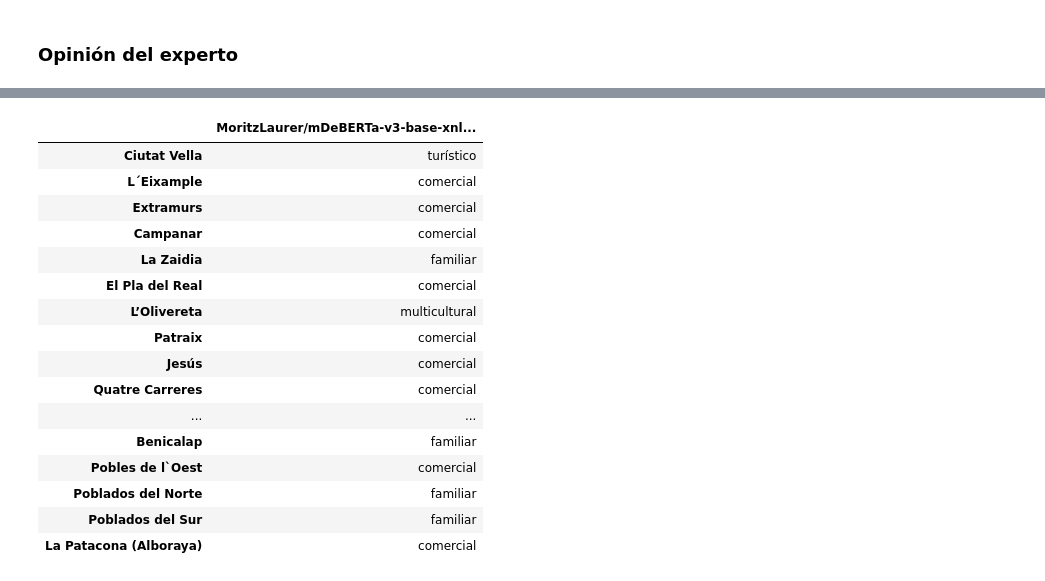
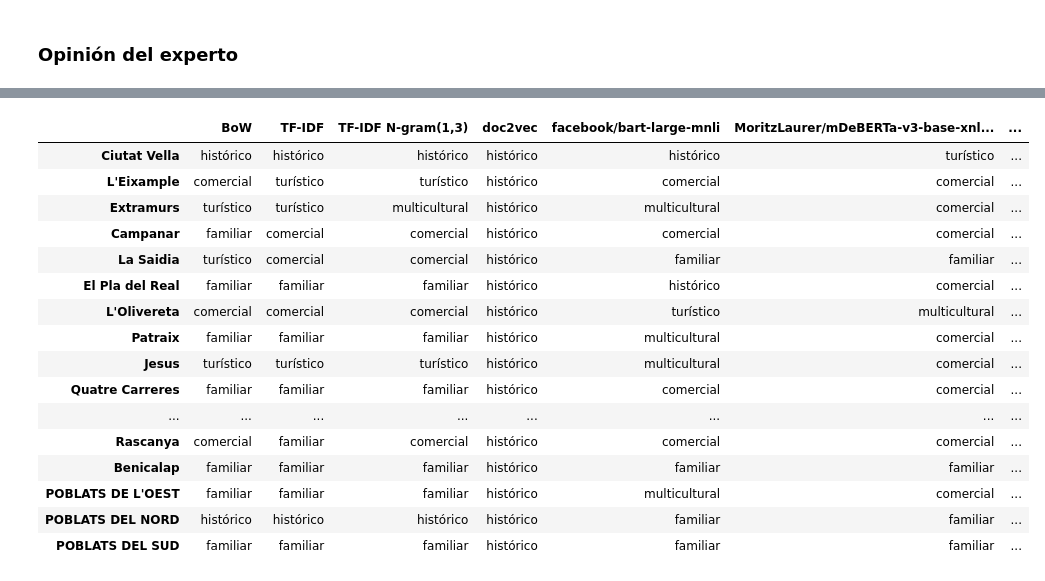
Before and after one commit to esedesam/mcd-nlp-proyecto, a Jupyter notebook: clasificarBarrios.ipynb, the cells around one changed output, grey strips where cells are left out. Saved outputs shown, nothing was run; the diff lists cells and outputs as text; code cells hidden in the pictures.

```diff
--- a/clasificarBarrios.ipynb
+++ b/clasificarBarrios.ipynb
@@ -670,20 +675,0 @@ dfToExport.to_csv('data/distritosClasificacionDef.csv', sep = ';', index = False
-# %%
-dfToExport.loc[bestModelIdx, :].to_frame()
-# %% [output]
-|  | MoritzLaurer/mDeBERTa-v3-base-xnl... |
-| Ciutat Vella | turístico |
-| L´Eixample | comercial |
-| Extramurs | comercial |
-| Campanar | comercial |
-| La Zaidia | familiar |
-| El Pla del Real | comercial |
-| L’Olivereta | multicultural |
-| Patraix | comercial |
-| Jesús | comercial |
-| Quatre Carreres | comercial |
-| ... | ... |
-| Benicalap | familiar |
-| Pobles de l`Oest | comercial |
-| Poblados del Norte | familiar |
-| Poblados del Sur | familiar |
-| La Patacona (Alboraya) | comercial |
@@ -689,0 +680,20 @@ dfToExport.loc[bestModelIdx, :].to_frame()
+# %%
+aux
+# %% [output]
+|  | BoW | TF-IDF | TF-IDF N-gram(1,3) | doc2vec | facebook/bart-large-mnli | MoritzLaurer/mDeBERTa-v3-base-xnl... | ... |
+| Ciutat Vella | histórico | histórico | histórico | histórico | histórico | turístico | ... |
+| L'Eixample | comercial | turístico | turístico | histórico | comercial | comercial | ... |
+| Extramurs | turístico | turístico | multicultural | histórico | multicultural | comercial | ... |
+| Campanar | familiar | comercial | comercial | histórico | comercial | comercial | ... |
+| La Saidia | turístico | comercial | comercial | histórico | familiar | familiar | ... |
+| El Pla del Real | familiar | familiar | familiar | histórico | histórico | comercial | ... |
+| L'Olivereta | comercial | comercial | comercial | histórico | turístico | multicultural | ... |
+| Patraix | familiar | familiar | familiar | histórico | multicultural | comercial | ... |
+| Jesus | turístico | turístico | turístico | histórico | multicultural | comercial | ... |
+| Quatre Carreres | familiar | familiar | familiar | histórico | comercial | comercial | ... |
+| ... | ... | ... | ... | ... | ... | ... | ... |
+| Rascanya | comercial | familiar | comercial | histórico | comercial | comercial | ... |
+| Benicalap | familiar | familiar | familiar | histórico | familiar | familiar | ... |
+| POBLATS DE L'OEST | familiar | familiar | familiar | histórico | multicultural | comercial | ... |
+| POBLATS DEL NORD | histórico | histórico | histórico | histórico | familiar | familiar | ... |
+| POBLATS DEL SUD | familiar | familiar | familiar | histórico | familiar | familiar | ... |
```
Also changed, not shown: parts of 6 cells of this notebook, 5 other files.
